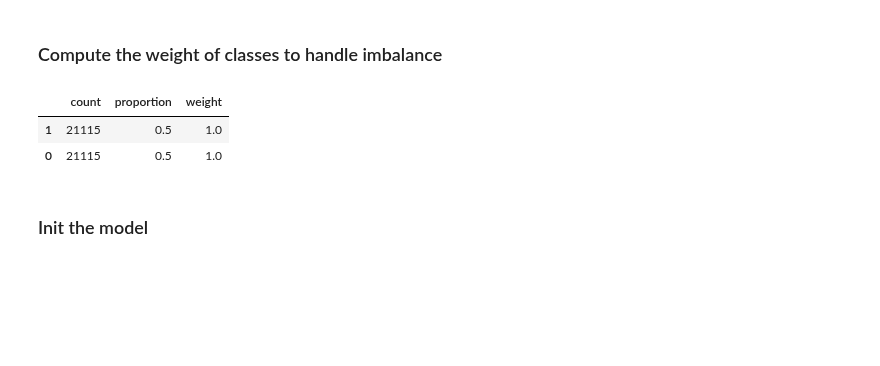
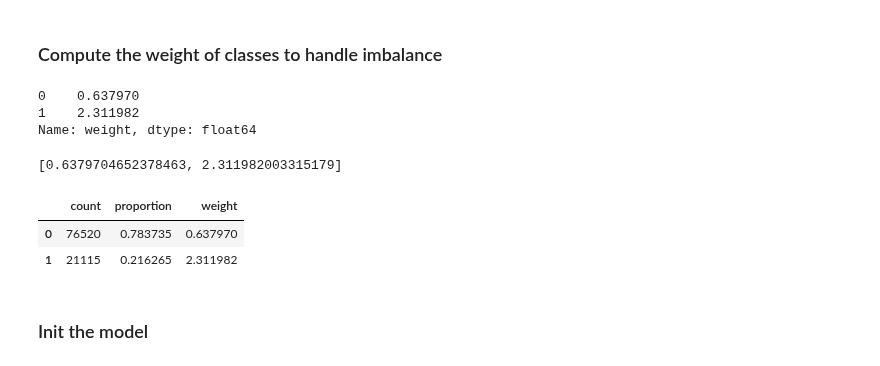
Before and after one commit to lengocluyen/relation_extraction_textmine25, a Jupyter notebook: defi_textmine_2025/mth2_hasrelation_whatrelation/step1_hastrelation.ipynb, the cells around one changed output. Saved outputs shown, nothing was run; the diff lists cells and outputs as text; code cells hidden in the pictures; blank space fills up the shorter version.

```diff
--- a/defi_textmine_2025/mth2_hasrelation_whatrelation/step1_hastrelation.ipynb
+++ b/defi_textmine_2025/mth2_hasrelation_whatrelation/step1_hastrelation.ipynb
@@ -373,11 +353,23 @@ n_examples = train_df.shape[0]
 n_classes = train_df[TASK_TARGET_COL].nunique()
 def compute_class_weights(lbl_df: pd.DataFrame) -> pd.Series:
     return get_cat_var_distribution(lbl_df[TASK_TARGET_COL]).reset_index(drop=False)["count"].apply(lambda x: (1 / x) * (n_examples / n_classes)).rename("weight")
-pd.concat([get_cat_var_distribution(train_df[TASK_TARGET_COL]), compute_class_weights(train_df)], axis=1)
+class_weights_df = compute_class_weights(train_df)
+class_weights_df
 # %% [output]
-|  | count | proportion | weight |
-| 1 | 21115 | 0.5 | 1.0 |
-| 0 | 21115 | 0.5 | 1.0 |
+0    0.637970
+1    2.311982
+Name: weight, dtype: float64
+# %%
+class_weights = class_weights_df.values.tolist()
+class_weights
+# %% [output]
+[0.6379704652378463, 2.311982003315179]
+# %%
+pd.concat([get_cat_var_distribution(train_df[TASK_TARGET_COL]), class_weights_df], axis=1)
+# %% [output]
+|  | count | proportion | weight |
+| 0 | 76520 | 0.783735 | 0.637970 |
+| 1 | 21115 | 0.216265 | 2.311982 |
 # %% [markdown]
 ### Init the model
 # %%
```
Also changed, not shown: parts of 44 cells of this notebook.
